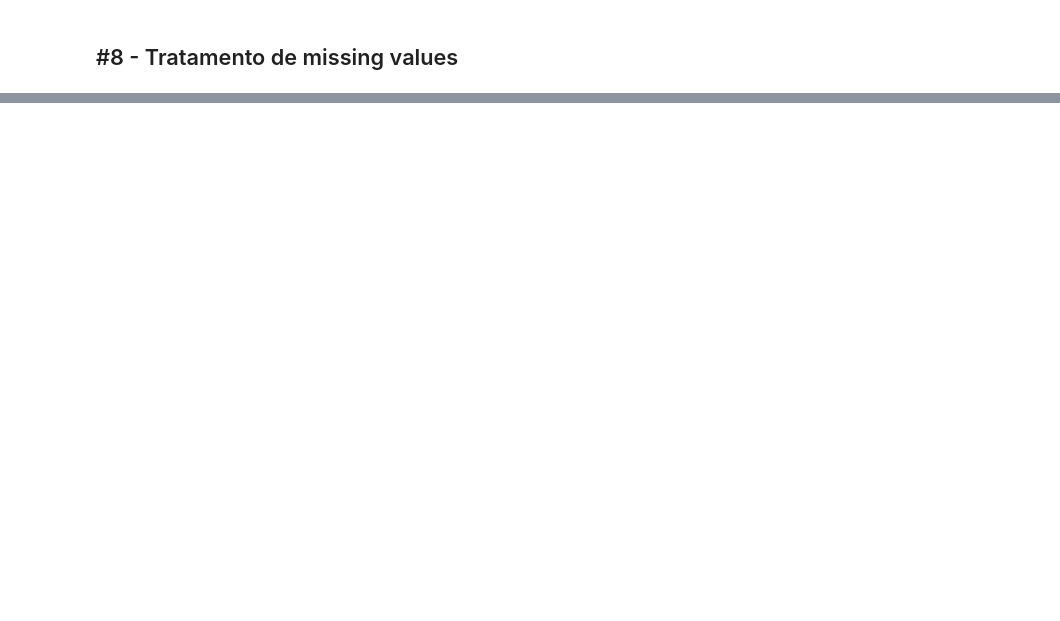
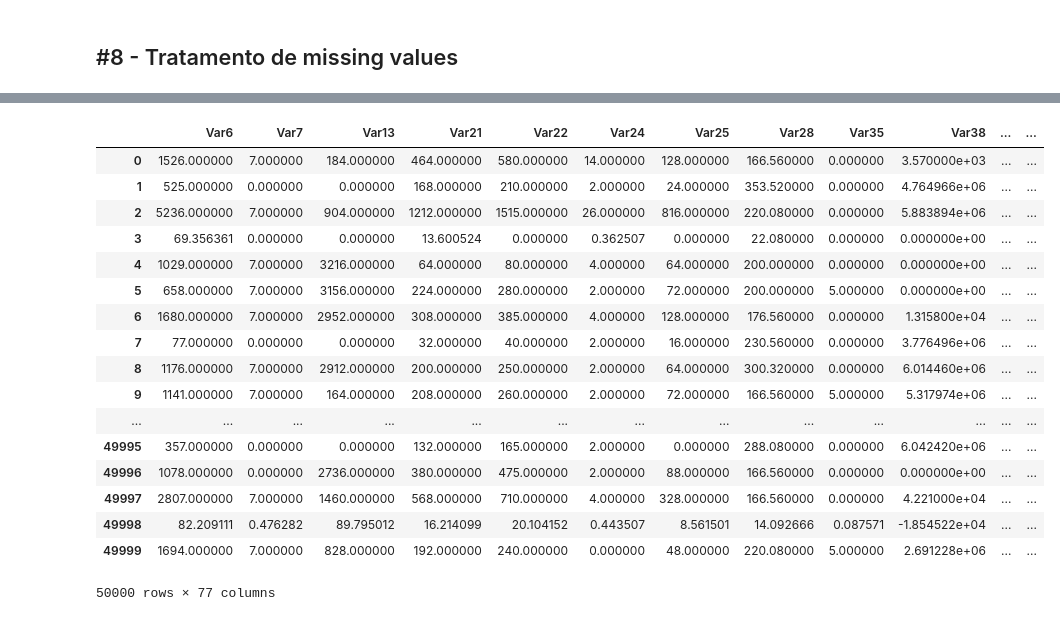
Before and after one commit to maikonabati/poc-kdd-cup-2009, a Jupyter notebook: code/python/poc-kdd-cup-2009.ipynb, the cells around one changed output, grey strips where cells are left out. Cells and saved outputs as stored; diff of their text form; code cells hidden in the pictures; blank space fills up the shorter version.

Commit message:
Fixes #8
SoftImpute =)

```diff
--- a/code/python/poc-kdd-cup-2009.ipynb
+++ b/code/python/poc-kdd-cup-2009.ipynb
@@ -33,7 +56,8 @@ for c in df.columns:
 # %% [markdown]
 ## #7 - Criação de dummies para modelos
 # %%
-df_v3 = df_v2[:1000].copy()
+#df_v2.iloc[0:100].copy()
+df_v3 = df_v2.copy()
 
 for cat_feature in df_v3.select_dtypes(include=['object']).columns:
     df_v3[cat_feature] = pd.Categorical(df_v3[cat_feature]).codes
@@ -43,7 +75,6 @@ df_v3.head()
 # %% [markdown]
 ## #8 - Tratamento de missing values
 # %%
-%%time
-imp_cols = df_v3.columns.values[:2]
-df_train_imputed = pd.DataFrame(IterativeImputer(verbose=True).fit_transform(df_v3),columns= imp_cols)
-df_train_imputed.head()
+imp_cols = df_v3.columns.values
+imputer = SoftImpute()
+df_v4 = pd.DataFrame(imputer.fit_transform(df_v3), columns= imp_cols)
@@ -49,0 +106,21 @@ df_train_imputed.head()
+# %%
+df_v4
+# %% [output]
+|  | Var6 | Var7 | Var13 | Var21 | Var22 | Var24 | Var25 | Var28 | Var35 | Var38 | ... | ... |
+| 0 | 1526.000000 | 7.000000 | 184.000000 | 464.000000 | 580.000000 | 14.000000 | 128.000000 | 166.560000 | 0.000000 | 3.570000e+03 | ... | ... |
+| 1 | 525.000000 | 0.000000 | 0.000000 | 168.000000 | 210.000000 | 2.000000 | 24.000000 | 353.520000 | 0.000000 | 4.764966e+06 | ... | ... |
+| 2 | 5236.000000 | 7.000000 | 904.000000 | 1212.000000 | 1515.000000 | 26.000000 | 816.000000 | 220.080000 | 0.000000 | 5.883894e+06 | ... | ... |
+| 3 | 69.356361 | 0.000000 | 0.000000 | 13.600524 | 0.000000 | 0.362507 | 0.000000 | 22.080000 | 0.000000 | 0.000000e+00 | ... | ... |
+| 4 | 1029.000000 | 7.000000 | 3216.000000 | 64.000000 | 80.000000 | 4.000000 | 64.000000 | 200.000000 | 0.000000 | 0.000000e+00 | ... | ... |
+| 5 | 658.000000 | 7.000000 | 3156.000000 | 224.000000 | 280.000000 | 2.000000 | 72.000000 | 200.000000 | 5.000000 | 0.000000e+00 | ... | ... |
+| 6 | 1680.000000 | 7.000000 | 2952.000000 | 308.000000 | 385.000000 | 4.000000 | 128.000000 | 176.560000 | 0.000000 | 1.315800e+04 | ... | ... |
+| 7 | 77.000000 | 0.000000 | 0.000000 | 32.000000 | 40.000000 | 2.000000 | 16.000000 | 230.560000 | 0.000000 | 3.776496e+06 | ... | ... |
+| 8 | 1176.000000 | 7.000000 | 2912.000000 | 200.000000 | 250.000000 | 2.000000 | 64.000000 | 300.320000 | 0.000000 | 6.014460e+06 | ... | ... |
+| 9 | 1141.000000 | 7.000000 | 164.000000 | 208.000000 | 260.000000 | 2.000000 | 72.000000 | 166.560000 | 5.000000 | 5.317974e+06 | ... | ... |
+| ... | ... | ... | ... | ... | ... | ... | ... | ... | ... | ... | ... | ... |
+| 49995 | 357.000000 | 0.000000 | 0.000000 | 132.000000 | 165.000000 | 2.000000 | 0.000000 | 288.080000 | 0.000000 | 6.042420e+06 | ... | ... |
+| 49996 | 1078.000000 | 0.000000 | 2736.000000 | 380.000000 | 475.000000 | 2.000000 | 88.000000 | 166.560000 | 0.000000 | 0.000000e+00 | ... | ... |
+| 49997 | 2807.000000 | 7.000000 | 1460.000000 | 568.000000 | 710.000000 | 4.000000 | 328.000000 | 166.560000 | 0.000000 | 4.221000e+04 | ... | ... |
+| 49998 | 82.209111 | 0.476282 | 89.795012 | 16.214099 | 20.104152 | 0.443507 | 8.561501 | 14.092666 | 0.087571 | -1.854522e+04 | ... | ... |
+| 49999 | 1694.000000 | 7.000000 | 828.000000 | 192.000000 | 240.000000 | 0.000000 | 48.000000 | 220.080000 | 5.000000 | 2.691228e+06 | ... | ... |
+50000 rows × 77 columns
```
Also changed, not shown: parts of 6 cells of this notebook.
